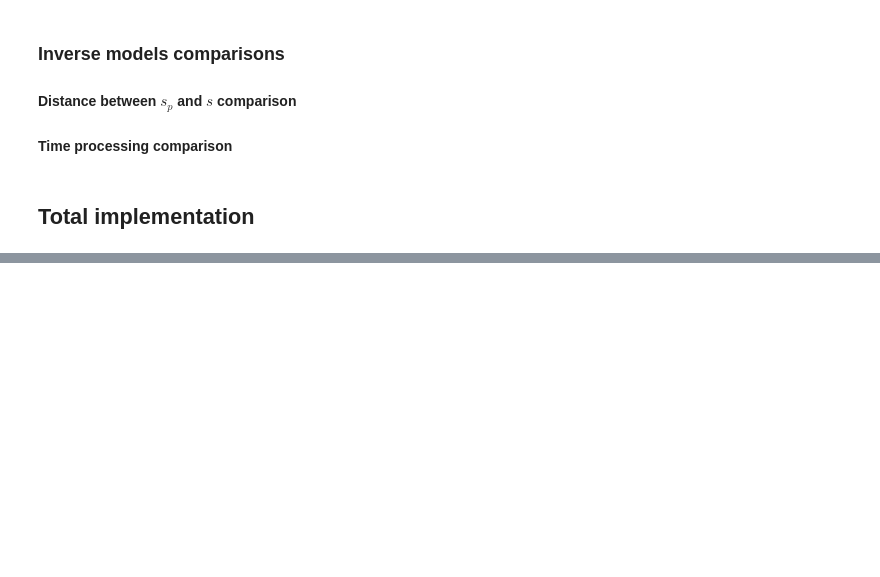
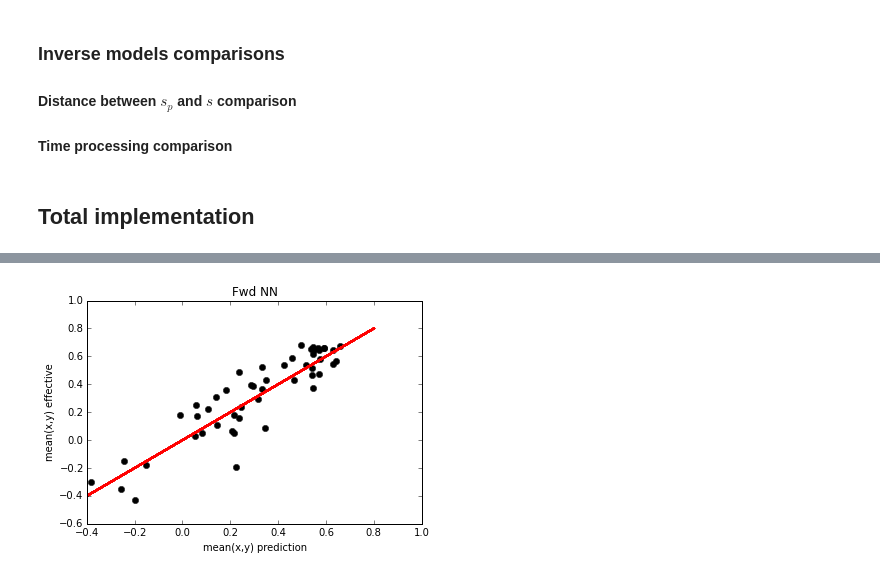
Before and after one commit to flowersteam/explauto, a Jupyter notebook: notebook/comparing_sensorimotor_models_non_parametric.ipynb, the cells around one changed output, grey strips where cells are left out. Cells and saved outputs as stored; diff of their text form; code cells hidden in the pictures; blank space fills up the shorter version.

```diff
--- a/notebook/comparing_sensorimotor_models_non_parametric.ipynb
+++ b/notebook/comparing_sensorimotor_models_non_parametric.ipynb
@@ -77,4 +72,4 @@ sm_configs['my_mode']['my_caracteristic'] = my_new_value
 # %% [markdown]
 Whether changes are made or not :
 # %%
-model = sm_cls(environment.conf, **sm_configs['my_mode']) # 'default' or 'exact'
+model = sm_cls(environment.conf, **sm_configs['default'])
@@ -81,3 +86,5 @@ model = sm_cls(environment.conf, **sm_configs['my_mode']) # 'default' or 'exact'
+# %%
+model.mode = 'exploit'
 # %% [markdown]
 ### Forward or inverse model ?
 
@@ -114,6 +121,6 @@ for mTest in test :
     timer.append(end - start)
 
 # Distance between the predictive and effectiv value
-comparison = {} #to remove after the first use
-comparison['my_model'] = [np.mean(distance), np.std(distance) ,max(distance),
-                    np.mean(timer), np.std(timer), max(timer)]
+fwd_comparison = {} #to remove after the first use
+fwd_comparison['NN'] = [np.mean(distance), np.std(distance) ,max(distance),
+                    np.mean(timer), np.std(timer), max(timer)] # or WNN, LWLR, ...
@@ -158,11 +165,11 @@ m_pred = model.inverse_prediction(s_g)
 In order to test foward models, we are going to generate randomly n $s_g$ and use one of these models to find out $m$. The distance between $s_g$ and the effective $s$ and the time processing are weighted and saved in $comparison$ dictionary.
 # %%
 #Test of the model
-test = environment.random_sensors(n=50)
+test_cases = rand_bounds(np.array([[0.8,-0.1], [0.9,0.1]]), n=50)
 distance = []
 timer = []
 
-for sTest in test :
+for sTest in test_cases :
     start = time.time()
     mTest = model.inverse_prediction(sTest)
     end = time.time()
@@ -171,7 +178,7 @@ for sTest in test :
     timer.append(end - start)
 
 # Distance between the predictive and effectiv value
-comparison = {} #to remove after the first use
-comparison['my_model'] = [np.mean(distance), np.std(distance) ,max(distance),
+inv_comparison = {} #to remove after the first use
+inv_comparison['NN'] = [np.mean(distance), np.std(distance) ,max(distance),
                     np.mean(timer), np.std(timer), max(timer)]
 # %% [output]
@@ -226,9 +233,18 @@ environment = Environment.from_configuration('simple_arm', 'mid_dimensional')
 
 from explauto.sensorimotor_model import sensorimotor_models
 from explauto import SensorimotorModel
+from explauto.utils import rand_bounds
+
+#################
+# FORWARD MODELS#
+#################
+
+# ****
+# *NN*
+# ****
 
 #Creation of the dataset
-random_motors = environment.random_motors(n=10000)
+random_motors = environment.random_motors(n=1000)
 
 sm_cls, sm_configs = sensorimotor_models['nearest_neighbor']
 model = sm_cls(environment.conf, **sm_configs['default'])
@@ -242,19 +258,32 @@ for m in random_motors:
 test = environment.random_motors(n=50)
 distance = []
 timer = []
+pred_eff = []
 
 for mTest in test :
     start = time.time()
     sTest_pred = model.forward_prediction(mTest)
     end = time.time()
     sTest_eff = environment.compute_sensori_effect(mTest)
+    pred_eff.append([np.mean(sTest_pred),np.mean(sTest_eff)])
     distance.append(spatial.distance.pdist([sTest_pred,sTest_eff])[0])
     timer.append(end - start)
 # Distance between the predictive and effectiv value
-comparison = {}
-comparison['NN'] = [np.mean(distance), np.std(distance) ,max(distance),
+fwd_comparison = {}
+fwd_comparison['NN'] = [np.mean(distance), np.std(distance) ,max(distance),
                     np.mean(timer), np.std(timer), max(timer)]
-#print comparison['NN']
+figure(1)
+for i in pred_eff:
+    plot(i[0], i[1], 'ok')
+    plot([-0.4,0.8], [-0.4,0.8], 'r-', lw=2)
+title("Fwd NN")
+xlabel("mean(x,y) prediction")
+ylabel("mean(x,y) effective")
+
+
+# *****
+# *WNN*
+# *****
 
 #Creation of the dataset
 random_motors = environment.random_motors(n=10000)
@@ -269,19 +298,33 @@ for m in random_motors:
 test = environment.random_motors(n=50)
 distance = []
 timer = []
+pred_eff = []
 
 for mTest in test :
     start = time.time()
     sTest_pred = model.forward_prediction(mTest)
     end = time.time()
     sTest_eff = environment.compute_sensori_effect(mTest)
+    pred_eff.append([np.mean(sTest_pred),np.mean(sTest_eff)])
     distance.append(spatial.distance.pdist([sTest_pred,sTest_eff])[0])
     timer.append(end - start)
 
 # Distance between the predictive and effectiv value
-comparison['WNN'] = [np.mean(distance), np.std(distance) ,max(distance),
+inv_comparison['WNN'] = [np.mean(distance), np.std(distance) ,max(distance),
                     np.mean(timer), np.std(timer), max(timer)]
-#print comparison['NN']
+figure(2)
+for i in pred_eff:
+    plot(i[0], i[1], 'ok')
+    plot([-0.4,0.8], [-0.4,0.8], 'r-', lw=2)
+title("Fwd WNN")
+xlabel("mean(x,y) prediction")
+ylabel("mean(x,y) effective")
+
+
+#******
+#*LWLR*
+#******
+
 #Creation of the dataset
 random_motors = environment.random_motors(n=10000)
 
@@ -291,31 +334,31 @@ model = sm_cls(environment.conf, **sm_configs['default'])
 for m in random_motors:
     s = environment.compute_sensori_effect(m)
     model.update(m, s)
+
 #Test of the model
 test = environment.random_motors(n=50)
 distance = []
 timer = []
+pred_eff = []
 
 for mTest in test :
     start = time.time()
     sTest_pred = model.forward_prediction(mTest)
     end = time.time()
     sTest_eff = environment.compute_sensori_effect(mTest)
+    pred_eff.append([np.mean(sTest_pred),np.mean(sTest_eff)])
     distance.append(spatial.distance.pdist([sTest_pred,sTest_eff])[0])
     timer.append(end - start)
 
 # Distance between the predictive and effectiv value
 comparison['LWLR'] = [np.mean(distance), np.std(distance) ,max(distance),
                     np.mean(timer), np.std(timer), max(timer)]
-#print comparison['NN']
-
-for i in range(0, 6) :
-    for c in comparison.keys():
-        print c, i, comparison[c][i],
-    print '\n'
-
-#print comparison['NN']
-#print comparison['WNN']
-#print comparison['LWLR']
+figure(3)
+for i in pred_eff:
+    plot(i[0], i[1], 'ok')
+    plot([-0.4,0.8], [-0.4,0.8], 'r-', lw=2)
+title("Fwd LWLR")
+xlabel("mean(x,y) prediction")
+ylabel("mean(x,y) effective")
 # %% [output]
 Available sensorimotor models: ['LWLR-BFGS', 'nearest_neighbor', 'WNN', 'LWLR-CMAES']
@@ -332,0 +366 @@ LWLR 5 0.500254869461 WNN 5 0.011901140213 NN 5 0.0125389099121
+[figure, added]
```
Also changed, not shown: parts of 13 cells of this notebook.
